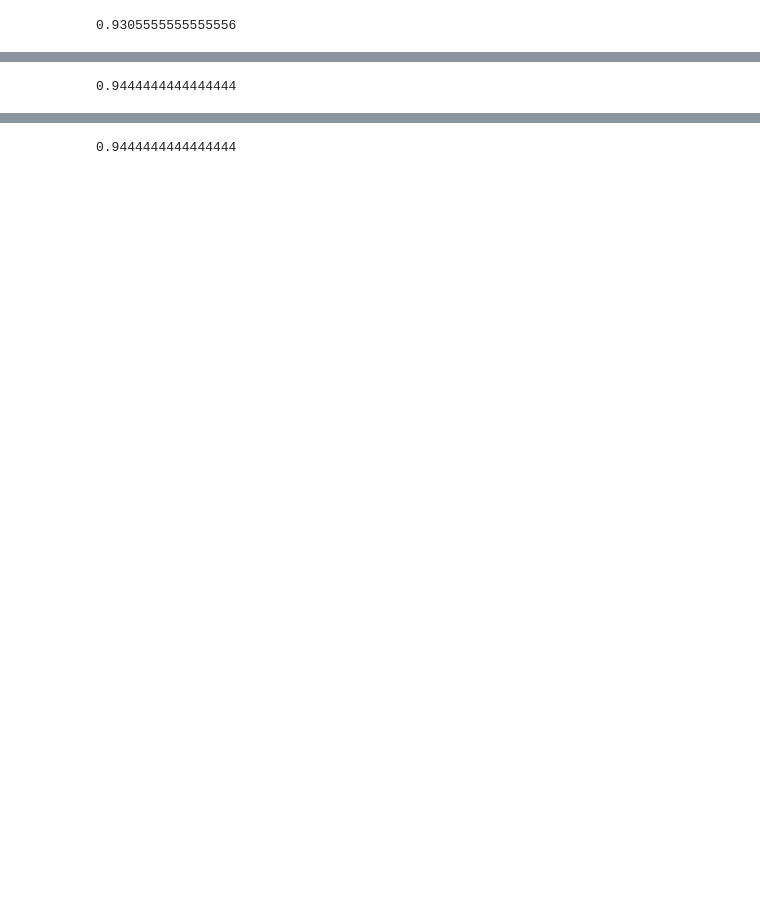
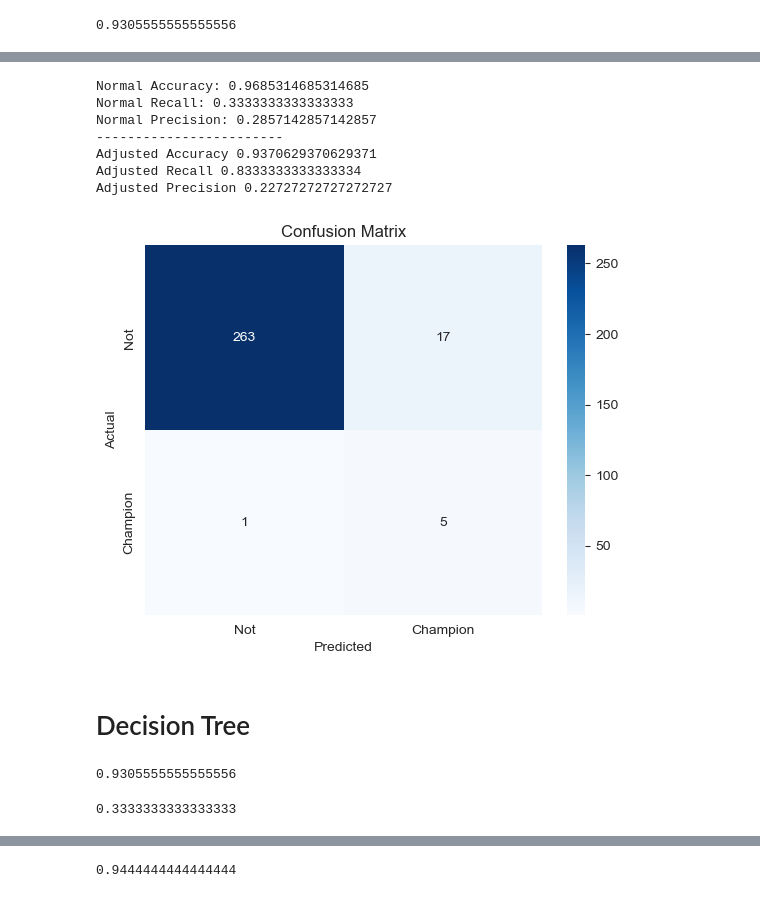
Before and after one commit to jhasan2026/UCL-Champion-Prediction, a Jupyter notebook: models/UCL_Champion_Predictor.ipynb, the cells around one changed output, grey strips where cells are left out. Saved outputs shown, nothing was run; the diff lists cells and outputs as text; code cells hidden in the pictures; blank space fills up the shorter version.

```diff
--- a/models/UCL_Champion_Predictor.ipynb
+++ b/models/UCL_Champion_Predictor.ipynb
@@ -141,0 +149,31 @@ from sklearn.metrics import accuracy_score
+# %%
+def all_score_check(model,X,y,test_size,threshold):
+    tranformer2 = ColumnTransformer(transformers=[
+        ("trf1",StandardScaler(),['match_played', 'wins', 'draws', 'losts', 'goals_scored','goals_conceded', 'gd', 'group_point']),
+        ("trf2",OneHotEncoder(sparse_output=False,handle_unknown='ignore', dtype=np.int32),['team'])
+    ],remainder='passthrough')
+
+    X_train, X_test, y_train, y_test = train_test_split(X,y,test_size=test_size,random_state=41)
+    X_train = tranformer2.fit_transform(X_train)
+    X_test = tranformer2.transform(X_test)
+
+    model.fit(X_train,y_train)
+    y_pred = model.predict(X_test)
+    print("Normal Accuracy:",accuracy_score(y_test, y_pred))
+    print("Normal Recall:",recall_score(y_test, y_pred))
+    print("Normal Precision:",precision_score(y_test, y_pred))
+    print("------------------------")
+
+    y_probs_all = model.predict_proba(X_test)[:,1]
+    y_pred_adjusted = (y_probs_all >= threshold).astype(int)
+    print("Adjusted Accuracy",accuracy_score(y_test, y_pred_adjusted))
+    print("Adjusted Recall",recall_score(y_test, y_pred_adjusted))
+    print("Adjusted Precision",precision_score(y_test, y_pred_adjusted))
+
+
+    cm = confusion_matrix(y_test, y_pred_adjusted)
+    sns.heatmap(cm, annot=True, fmt='d', cmap='Blues', xticklabels=['Not','Champion'], yticklabels=['Not','Champion'])
+    plt.xlabel('Predicted')
+    plt.ylabel('Actual')
+    plt.title('Confusion Matrix')
+    plt.show()
@@ -150,8 +223,27 @@ accuracy_score(y_test, y_pred)
+# %%
+all_score_check(LogisticRegression(),X,y,test_size=0.4,threshold=0.09)
+# %% [output]
+Normal Accuracy: 0.9685314685314685
+Normal Recall: 0.3333333333333333
+Normal Precision: 0.2857142857142857
+------------------------
+Adjusted Accuracy 0.9370629370629371
+Adjusted Recall 0.8333333333333334
+Adjusted Precision 0.22727272727272727
+[figure, added]
+# %% [markdown]
+# Decision Tree
 # %%
 from sklearn.tree import DecisionTreeClassifier
-lr = DecisionTreeClassifier()
-lr.fit(X_train_trf,y_train)
-y_pred = lr.predict(X_test_trf)
+dt = DecisionTreeClassifier()
+dt.fit(X_train_trf,y_train)
+y_pred = dt.predict(X_test_trf)
 accuracy_score(y_test, y_pred)
 # %% [output]
-0.9444444444444444
+0.9305555555555556
+# %%
+y_probs = dt.predict_proba(X_test_trf)[:,1]
+y_pred_adjusted = (y_probs >= 0.3).astype(int)
+recall_score(y_test, y_pred_adjusted)
+# %% [output]
+0.3333333333333333
```
Also changed, not shown: parts of 26 cells of this notebook, 2 other files.
